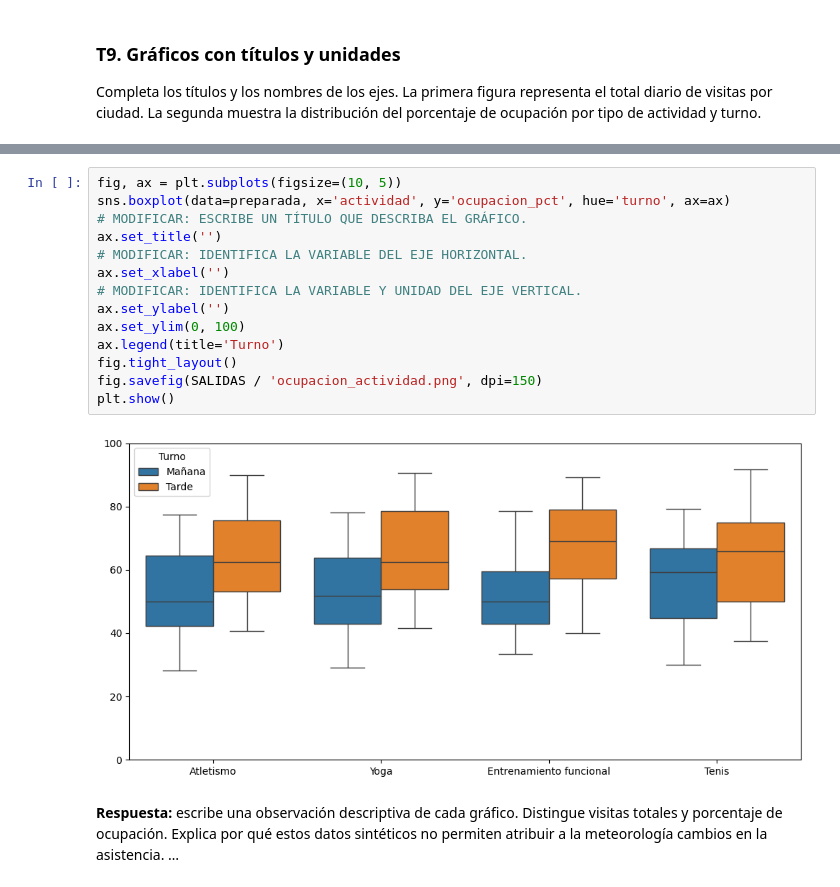
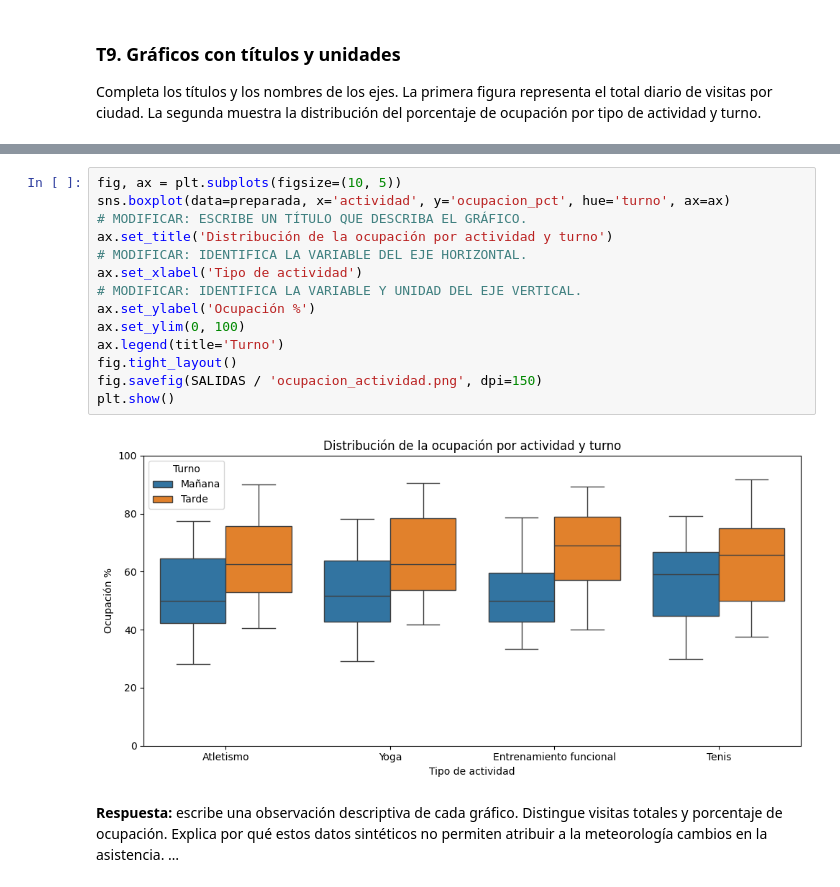
Before and after one commit to adrianathaisnm-png/BA-Adriana-e-Ignacio, a Jupyter notebook: Practica_centros_alumnado_v02.ipynb, the cells around one changed output, grey strips where cells are left out. Saved outputs shown, nothing was run; the diff lists cells and outputs as text.

```diff
--- a/Practica_centros_alumnado_v02.ipynb
+++ b/Practica_centros_alumnado_v02.ipynb
@@ -455,19 +455,19 @@ plt.show()
 # %%
 fig, ax = plt.subplots(figsize=(10, 5))
 sns.boxplot(data=preparada, x='actividad', y='ocupacion_pct', hue='turno', ax=ax)
 # MODIFICAR: ESCRIBE UN TÍTULO QUE DESCRIBA EL GRÁFICO.
-ax.set_title('')
+ax.set_title('Distribución de la ocupación por actividad y turno')
 # MODIFICAR: IDENTIFICA LA VARIABLE DEL EJE HORIZONTAL.
-ax.set_xlabel('')
+ax.set_xlabel('Tipo de actividad')
 # MODIFICAR: IDENTIFICA LA VARIABLE Y UNIDAD DEL EJE VERTICAL.
-ax.set_ylabel('')
+ax.set_ylabel('Ocupación %')
 ax.set_ylim(0, 100)
 ax.legend(title='Turno')
 fig.tight_layout()
 fig.savefig(SALIDAS / 'ocupacion_actividad.png', dpi=150)
 plt.show()
 # %% [output]
-[figure, old version]
+[figure, new version]
 # %% [markdown]
 **Respuesta:** escribe una observación descriptiva de cada gráfico. Distingue visitas totales y porcentaje de ocupación. Explica por qué estos datos sintéticos no permiten atribuir a la meteorología cambios en la asistencia. …
 # %% [markdown]
```
Also changed, not shown: parts of 1 cell of this notebook.
